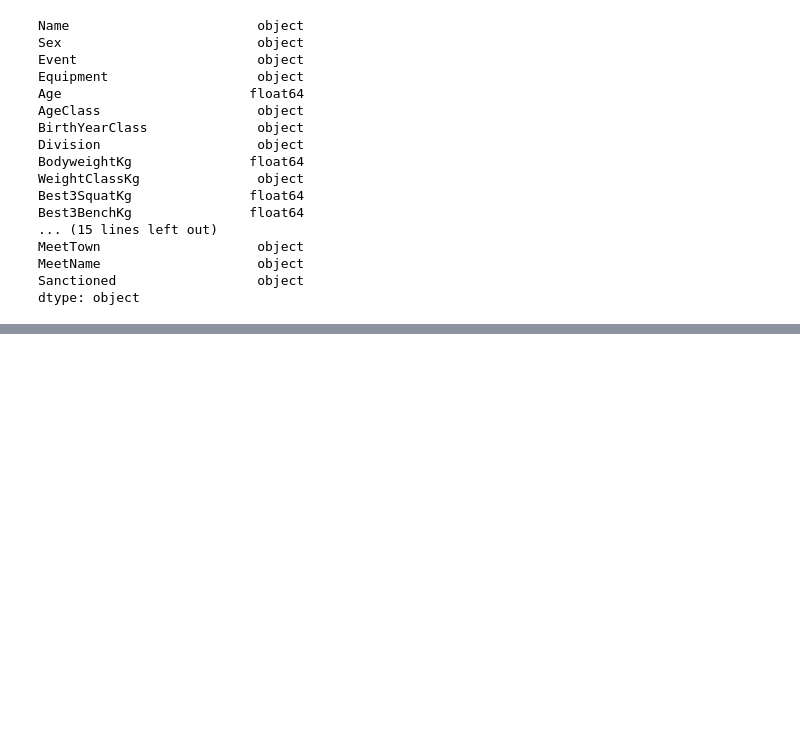
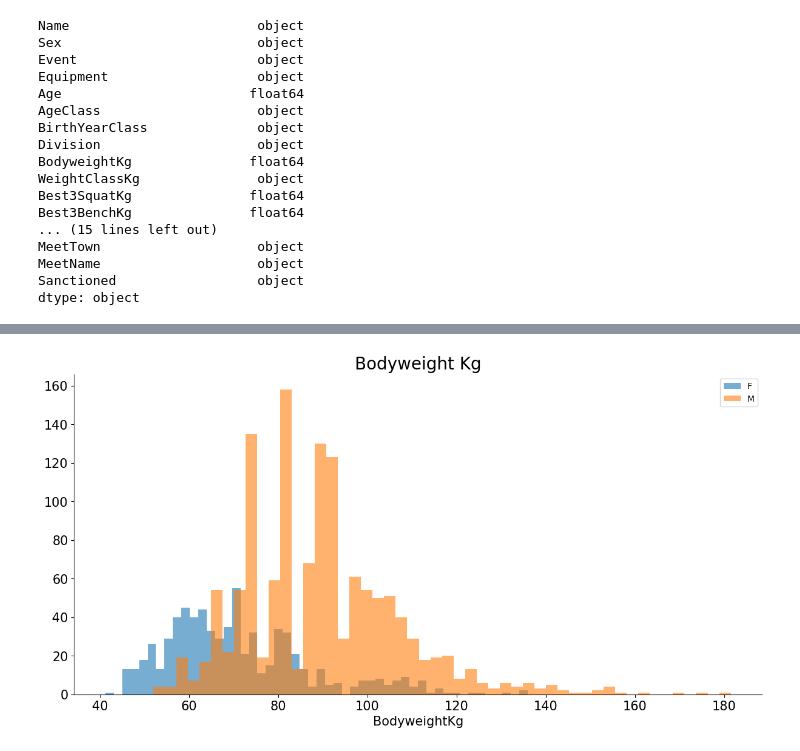
Before and after one commit to say917/Project_Powerlift, a Jupyter notebook: merged_test_v2.ipynb, the cells around one changed output, grey strips where cells are left out. Saved outputs shown, nothing was run; the diff lists cells and outputs as text; code cells hidden in the pictures; blank space fills up the shorter version.

```diff
--- a/merged_test_v2.ipynb
+++ b/merged_test_v2.ipynb
@@ -103,0 +115,12 @@ dtype: object
+# %%
+import seaborn as sns
+g = sns.FacetGrid(merged_table,hue='Sex',height=6,aspect=2,legend_out=True)
+g = g.map(plt.hist,'BodyweightKg',bins=50,alpha=.6)
+plt.title('Bodyweight Kg',fontsize=20)
+plt.yticks(fontsize=15)
+plt.xticks(fontsize=15)
+plt.xlabel('BodyweightKg',fontsize=15)
+plt.legend(loc=1)
+plt.show()
+# %% [output]
+[figure, added]
```
Also changed, not shown: parts of 6 cells of this notebook.
